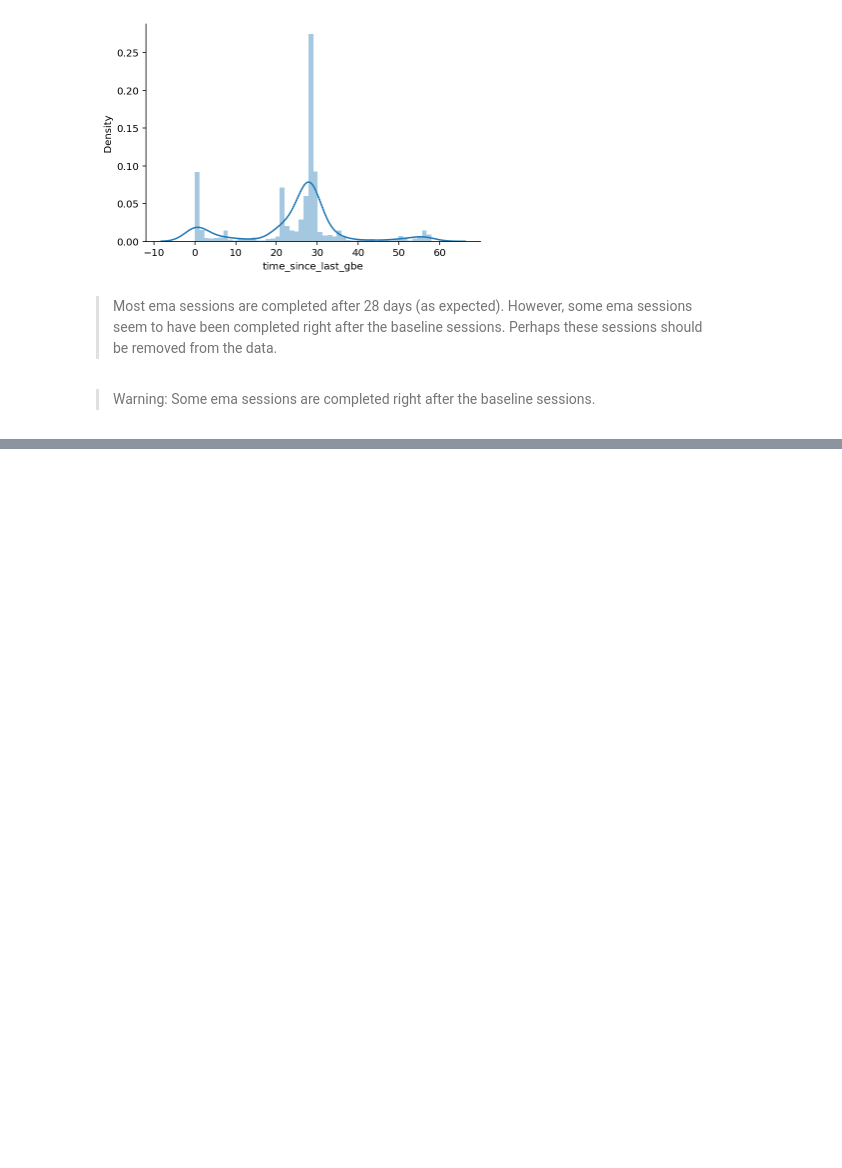
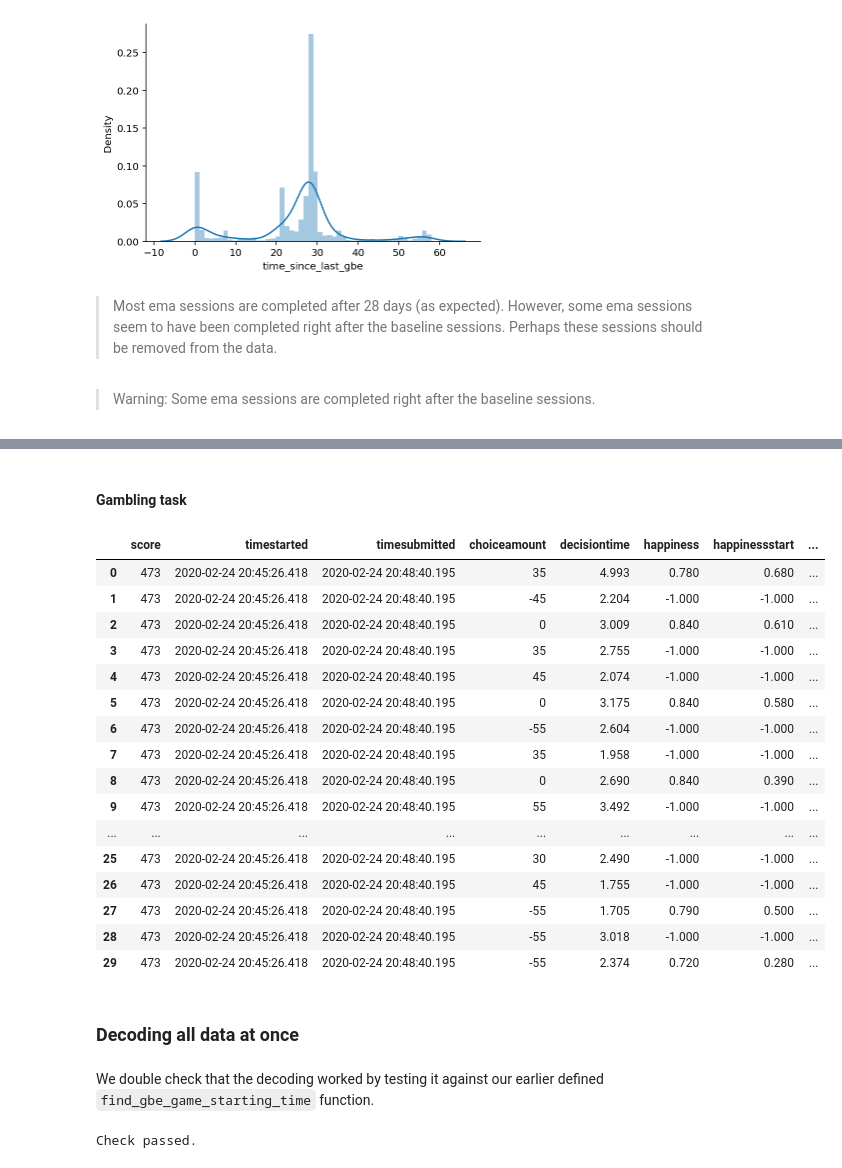
Before and after one commit to hgzech/trr265, a Jupyter notebook: notebooks/02_gbe.ipynb, the cells around one changed output, grey strips where cells are left out. Drawn from its saved outputs; the diff is of its cells as text; code cells hidden in the pictures; blank space fills up the shorter version.

```diff
--- a/notebooks/02_gbe.ipynb
+++ b/notebooks/02_gbe.ipynb
@@ -206,0 +318,24 @@ sns.despine()
+# %% [markdown]
+#### Gambling task
+# %%
+dp.decode_gbe_string(df.RewardAndHappinessGame.iloc[0])
+# %% [output]
+|  | score | timestarted | timesubmitted | choiceamount | decisiontime | happiness | happinessstart | ... |
+| 0 | 473 | 2020-02-24 20:45:26.418 | 2020-02-24 20:48:40.195 | 35 | 4.993 | 0.780 | 0.680 | ... |
+| 1 | 473 | 2020-02-24 20:45:26.418 | 2020-02-24 20:48:40.195 | -45 | 2.204 | -1.000 | -1.000 | ... |
+| 2 | 473 | 2020-02-24 20:45:26.418 | 2020-02-24 20:48:40.195 | 0 | 3.009 | 0.840 | 0.610 | ... |
+| 3 | 473 | 2020-02-24 20:45:26.418 | 2020-02-24 20:48:40.195 | 35 | 2.755 | -1.000 | -1.000 | ... |
+| 4 | 473 | 2020-02-24 20:45:26.418 | 2020-02-24 20:48:40.195 | 45 | 2.074 | -1.000 | -1.000 | ... |
+| 5 | 473 | 2020-02-24 20:45:26.418 | 2020-02-24 20:48:40.195 | 0 | 3.175 | 0.840 | 0.580 | ... |
+| 6 | 473 | 2020-02-24 20:45:26.418 | 2020-02-24 20:48:40.195 | -55 | 2.604 | -1.000 | -1.000 | ... |
+| 7 | 473 | 2020-02-24 20:45:26.418 | 2020-02-24 20:48:40.195 | 35 | 1.958 | -1.000 | -1.000 | ... |
+| 8 | 473 | 2020-02-24 20:45:26.418 | 2020-02-24 20:48:40.195 | 0 | 2.690 | 0.840 | 0.390 | ... |
+| 9 | 473 | 2020-02-24 20:45:26.418 | 2020-02-24 20:48:40.195 | 55 | 3.492 | -1.000 | -1.000 | ... |
+| ... | ... | ... | ... | ... | ... | ... | ... | ... |
+| 25 | 473 | 2020-02-24 20:45:26.418 | 2020-02-24 20:48:40.195 | 30 | 2.490 | -1.000 | -1.000 | ... |
+| 26 | 473 | 2020-02-24 20:45:26.418 | 2020-02-24 20:48:40.195 | 45 | 1.755 | -1.000 | -1.000 | ... |
+| 27 | 473 | 2020-02-24 20:45:26.418 | 2020-02-24 20:48:40.195 | -55 | 1.705 | 0.790 | 0.500 | ... |
+| 28 | 473 | 2020-02-24 20:45:26.418 | 2020-02-24 20:48:40.195 | -55 | 3.018 | -1.000 | -1.000 | ... |
+| 29 | 473 | 2020-02-24 20:45:26.418 | 2020-02-24 20:48:40.195 | -55 | 2.374 | 0.720 | 0.280 | ... |
+# %% [markdown]
+### Decoding all data at once
@@ -206,0 +355,17 @@ sns.despine()
+# %% [markdown]
+We double check that the decoding worked by testing it against our earlier defined `find_gbe_game_starting_time` function.
+# %%
+def test_decoding(df, decoded):
+    df = df[~df.FruitTapGame.isna()]
+    decoded = decoded.groupby('gbe_index').first()
+    for loc in range(len(decoded)):
+        time_started_1 = dp.find_gbe_game_starting_time(df.iloc[loc].FruitTapGame)
+        time_started_2 = decoded.iloc[loc]['timestarted']
+        both_nan = (pd.isnull(time_started_1)) and (pd.isnull(time_started_1))
+        equal = time_started_1 == time_started_2
+        assert equal or both_nan, "Decoding problem at %d %s != %s"%(loc, str(time_started_1), str(time_started_2))
+    print("Check passed.")
+
+test_decoding(df, decoded)
+# %% [output]
+Check passed.
```
Also changed, not shown: parts of 17 cells of this notebook, 10 other files.
